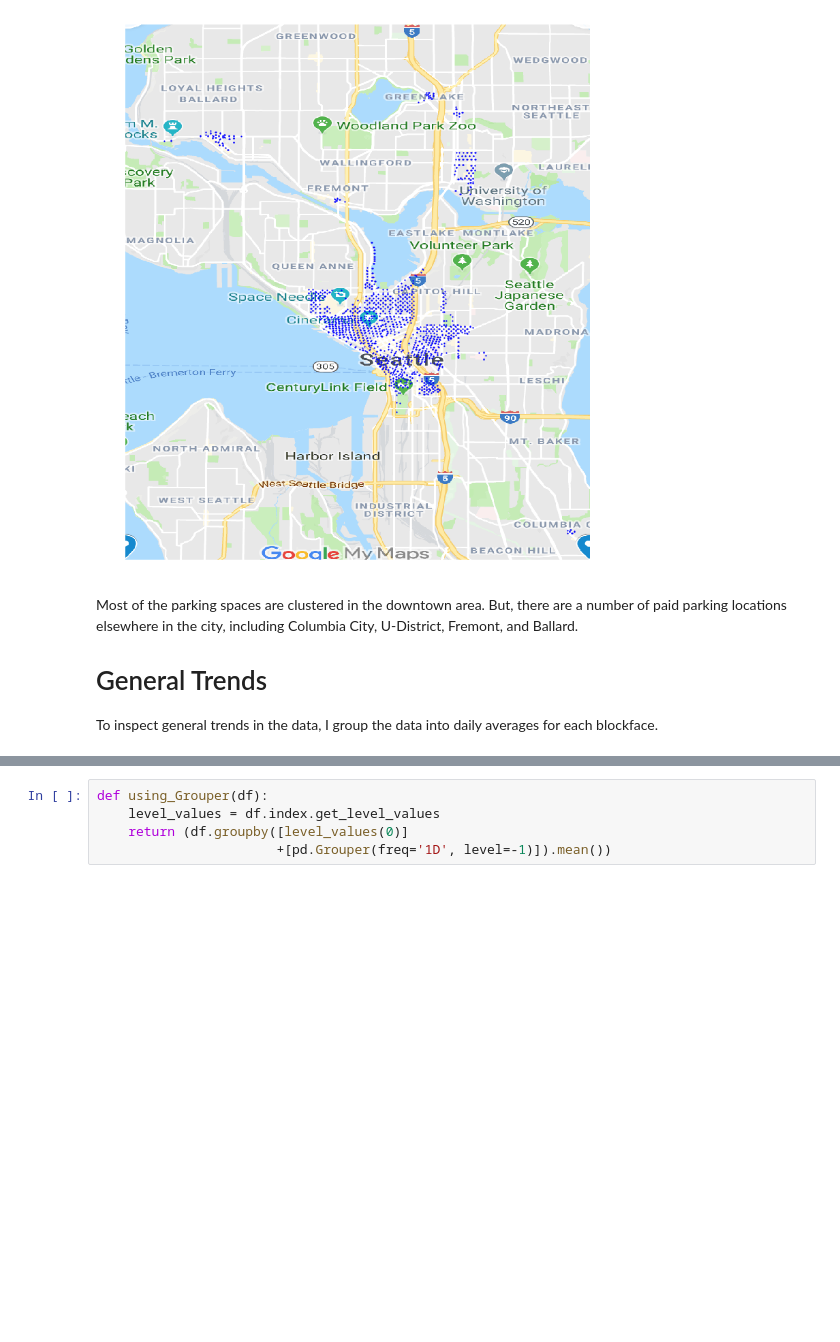
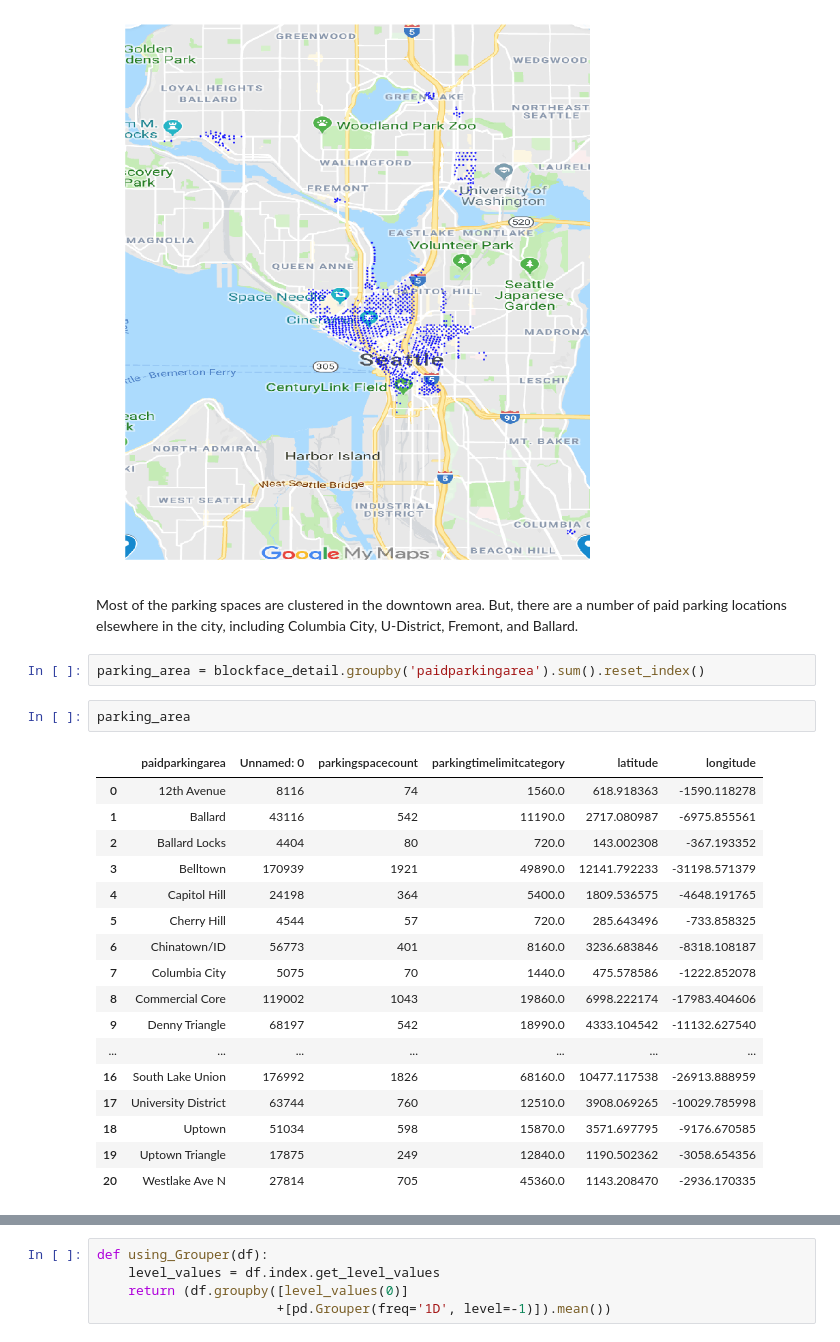
Before and after one commit to mocohen/Capstone-Project-1, a Jupyter notebook: EDA.ipynb, the cells around one changed output, grey strips where cells are left out. Saved outputs shown, nothing was run; the diff lists cells and outputs as text; blank space fills up the shorter version.

```diff
--- a/EDA.ipynb
+++ b/EDA.ipynb
@@ -72,7 +72,25 @@ plt.savefig('parking_overlaid.png', dpi=dpi)
 [figure]
 # %% [markdown]
 Most of the parking spaces are clustered in the downtown area. But, there are a number of paid parking locations elsewhere in the city, including Columbia City, U-District, Fremont, and Ballard.
-
-# General Trends
-
-To inspect general trends in the data, I group the data into daily averages for each blockface.
+# %%
+parking_area = blockface_detail.groupby('paidparkingarea').sum().reset_index()
+# %%
+parking_area
+# %% [output]
+|  | paidparkingarea | Unnamed: 0 | parkingspacecount | parkingtimelimitcategory | latitude | longitude |
+| 0 | 12th Avenue | 8116 | 74 | 1560.0 | 618.918363 | -1590.118278 |
+| 1 | Ballard | 43116 | 542 | 11190.0 | 2717.080987 | -6975.855561 |
+| 2 | Ballard Locks | 4404 | 80 | 720.0 | 143.002308 | -367.193352 |
+| 3 | Belltown | 170939 | 1921 | 49890.0 | 12141.792233 | -31198.571379 |
+| 4 | Capitol Hill | 24198 | 364 | 5400.0 | 1809.536575 | -4648.191765 |
+| 5 | Cherry Hill | 4544 | 57 | 720.0 | 285.643496 | -733.858325 |
+| 6 | Chinatown/ID | 56773 | 401 | 8160.0 | 3236.683846 | -8318.108187 |
+| 7 | Columbia City | 5075 | 70 | 1440.0 | 475.578586 | -1222.852078 |
+| 8 | Commercial Core | 119002 | 1043 | 19860.0 | 6998.222174 | -17983.404606 |
+| 9 | Denny Triangle | 68197 | 542 | 18990.0 | 4333.104542 | -11132.627540 |
+| ... | ... | ... | ... | ... | ... | ... |
+| 16 | South Lake Union | 176992 | 1826 | 68160.0 | 10477.117538 | -26913.888959 |
+| 17 | University District | 63744 | 760 | 12510.0 | 3908.069265 | -10029.785998 |
+| 18 | Uptown | 51034 | 598 | 15870.0 | 3571.697795 | -9176.670585 |
+| 19 | Uptown Triangle | 17875 | 249 | 12840.0 | 1190.502362 | -3058.654356 |
+| 20 | Westlake Ave N | 27814 | 705 | 45360.0 | 1143.208470 | -2936.170335 |
```
Also changed, not shown: parts of 4 cells of this notebook.
